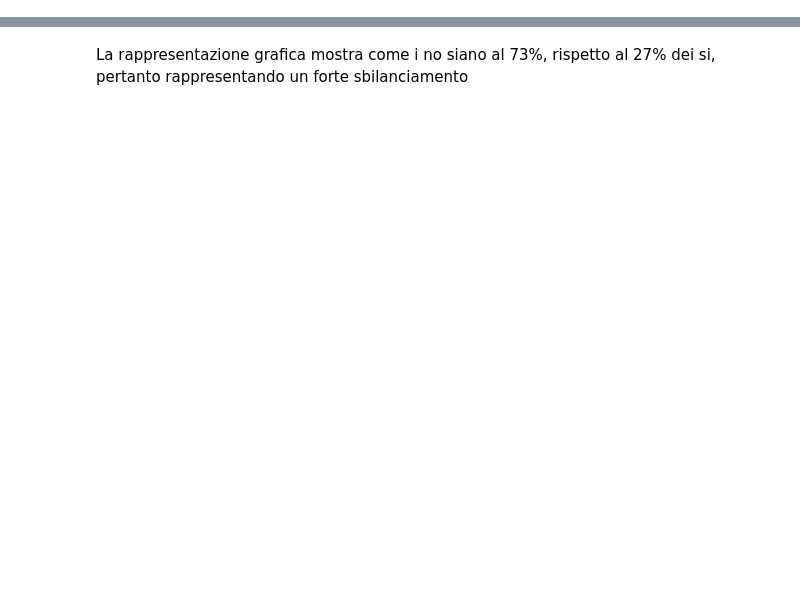
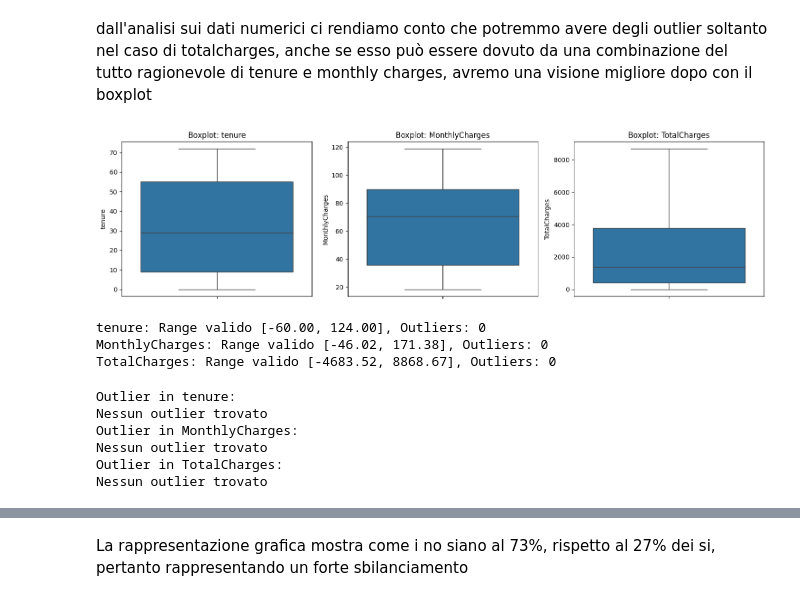
Before and after one commit to Chris05-Gen/churn-predictor-ML, a Jupyter notebook: notebooks/1.0-eda-initial-analysis.ipynb, the cells around one changed output, grey strips where cells are left out. Saved outputs shown, nothing was run; the diff lists cells and outputs as text; code cells hidden in the pictures; blank space fills up the shorter version.

```diff
--- a/notebooks/1.0-eda-initial-analysis.ipynb
+++ b/notebooks/1.0-eda-initial-analysis.ipynb
@@ -99,0 +121,7 @@ Name: proportion, dtype: float64
+# %%
+# Gestione missing values
+df["TotalCharges"] = df["TotalCharges"].replace(r'^\s*$', value=0, regex=True)
+df["TotalCharges"] = pd.to_numeric(df["TotalCharges"])
+
+# Verifica
+print("Verifica assenza missing:", (df == " ").sum().sum())
@@ -99,0 +146,48 @@ Name: proportion, dtype: float64
+# %% [markdown]
+dall'analisi sui dati numerici ci rendiamo conto che potremmo avere degli outlier soltanto nel caso di totalcharges, anche se esso può essere dovuto da una combinazione del tutto ragionevole di tenure e monthly charges, avremo una visione migliore dopo con il boxplot
+# %%
+features_numeriche = ["tenure", "MonthlyCharges", "TotalCharges"]
+
+# Boxplot
+fig, axes = plt.subplots(1, 3, figsize=(15, 4))
+for i, col in enumerate(features_numeriche):
+    sns.boxplot(data=df, y=col, ax=axes[i])
+    axes[i].set_title(f'Boxplot: {col}')
+plt.tight_layout()
+plt.show()
+# %% [output]
+[figure, added]
+# %%
+# Analisi quantitativa con IQR
+for col in features_numeriche:
+    Q1 = df[col].quantile(0.25)
+    Q3 = df[col].quantile(0.75)
+    IQR = Q3 - Q1
+    lower = Q1 - 1.5 * IQR
+    upper = Q3 + 1.5 * IQR
+    n_outliers = ((df[col] < lower) | (df[col] > upper)).sum()
+    print(f"{col}: Range valido [{lower:.2f}, {upper:.2f}], Outliers: {n_outliers}")
+# %% [output]
+tenure: Range valido [-60.00, 124.00], Outliers: 0
+MonthlyCharges: Range valido [-46.02, 171.38], Outliers: 0
+TotalCharges: Range valido [-4683.52, 8868.67], Outliers: 0
+# %%
+# Analisi quantitativa con Z-score
+from scipy import stats
+
+def z_score_outliers(df, column, threshold=3):
+    z_scores = stats.zscore(df[column])
+    outliers_index = np.where(np.abs(z_scores)>threshold)
+    return df.iloc[outliers_index]
+
+for col in features_numeriche:
+    outliers = z_score_outliers(df, col)
+    print(f"Outlier in {col}:")
+    print(outliers[[col]] if not outliers.empty else "Nessun outlier trovato")
+# %% [output]
+Outlier in tenure:
+Nessun outlier trovato
+Outlier in MonthlyCharges:
+Nessun outlier trovato
+Outlier in TotalCharges:
+Nessun outlier trovato
```
Also changed, not shown: parts of 86 cells of this notebook, 3 other files.
